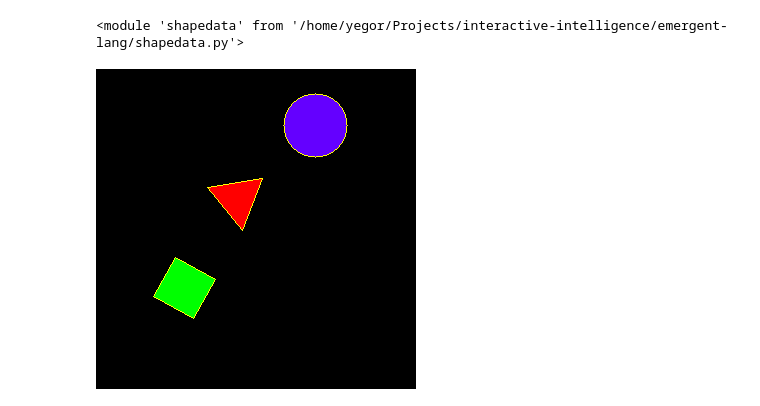
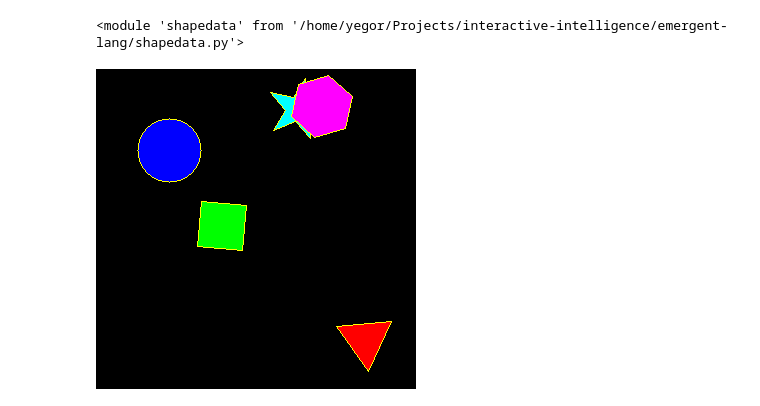
Before and after one commit to interactive-intelligence/emergent-lang, a Jupyter notebook: shapedata-demo.ipynb, the cells around one changed output. Cells and saved outputs as stored; diff of their text form; code cells hidden in the pictures.

```diff
--- a/shapedata-demo.ipynb
+++ b/shapedata-demo.ipynb
@@ -13,12 +13,14 @@ importlib.reload(shapedata)
 # %%
 images = np.zeros((8, 320, 320, 3), np.uint8)
 
 shapedata.draw_shapes(images[0], [
     shapedata.Shape('triangle', (255, 0, 0)),
     shapedata.Shape('square', (0, 255, 0)),
-    shapedata.Shape('circle', (100, 0, 255))
+    shapedata.Shape('circle', (0, 0, 255)),
+    shapedata.Shape('star', (0, 255, 255)),
+    shapedata.Shape('hexagon', (255, 0, 255)),
 ], outline=(255,255,0))
 
 Image.fromarray(images[0])
 # %% [output]
-[figure, old version]
+[figure, new version]
```
Also changed, not shown: parts of 5 cells of this notebook, 1 other file.
